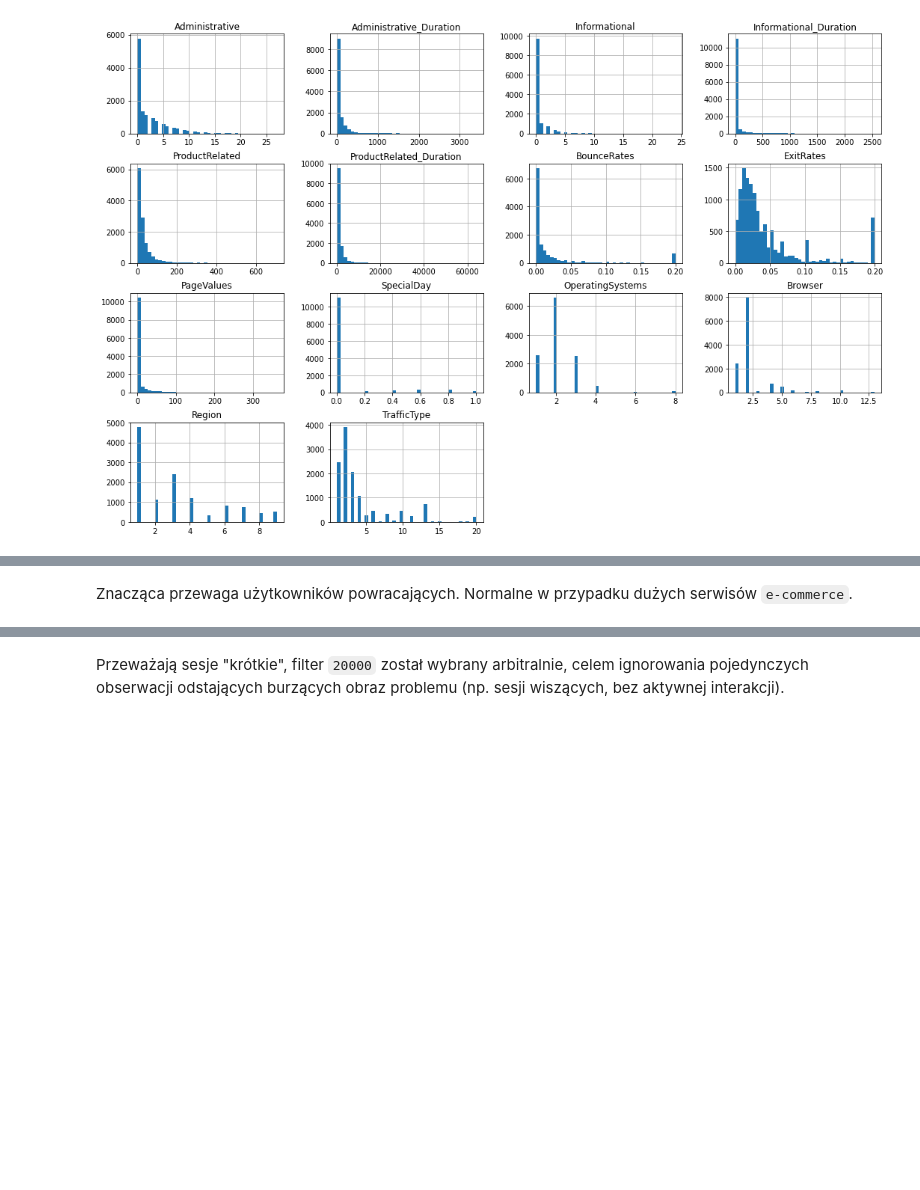
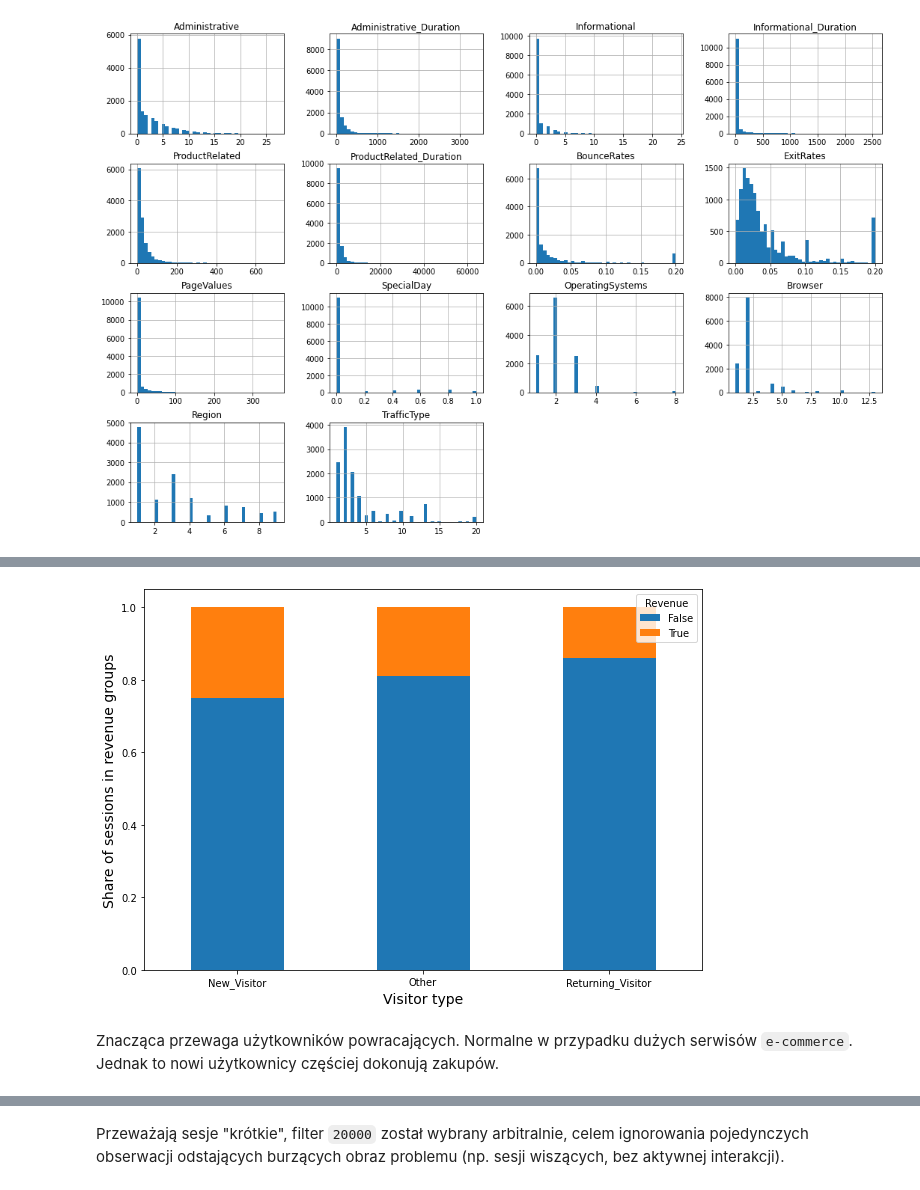
Before and after one commit to pablo2811/online-shopping, a Jupyter notebook: EDA P2.ipynb, the cells around one changed output, grey strips where cells are left out. Cells and saved outputs as stored; diff of their text form; code cells hidden in the pictures; blank space fills up the shorter version.

```diff
--- a/EDA P2.ipynb
+++ b/EDA P2.ipynb
@@ -128,2 +144,11 @@ plt.show()
+# %%
+vt = data.groupby('VisitorType')["Revenue"].value_counts(normalize=True).unstack('Revenue').sort_values(by = True, ascending = False)
+vt.plot.bar(stacked=True, figsize = (10, 7))
+plt.xticks(rotation=0)
+plt.xlabel("Visitor type", fontsize=14)
+plt.ylabel("Share of sessions in revenue groups", fontsize=14)
+plt.show()
+# %% [output]
+[figure, added]
 # %% [markdown]
-Znacząca przewaga użytkowników powracających. Normalne w przypadku dużych serwisów `e-commerce`.
+Znacząca przewaga użytkowników powracających. Normalne w przypadku dużych serwisów `e-commerce`. Jednak to nowi użytkownicy częściej dokonują zakupów.
```
Also changed, not shown: parts of 29 cells of this notebook.
